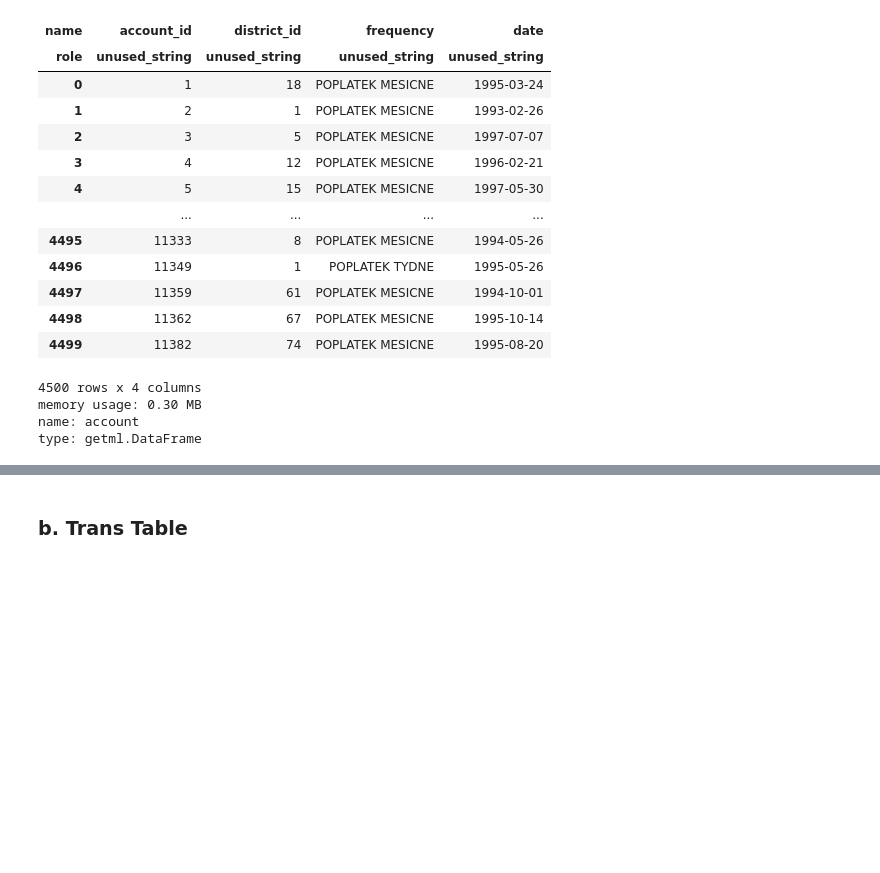
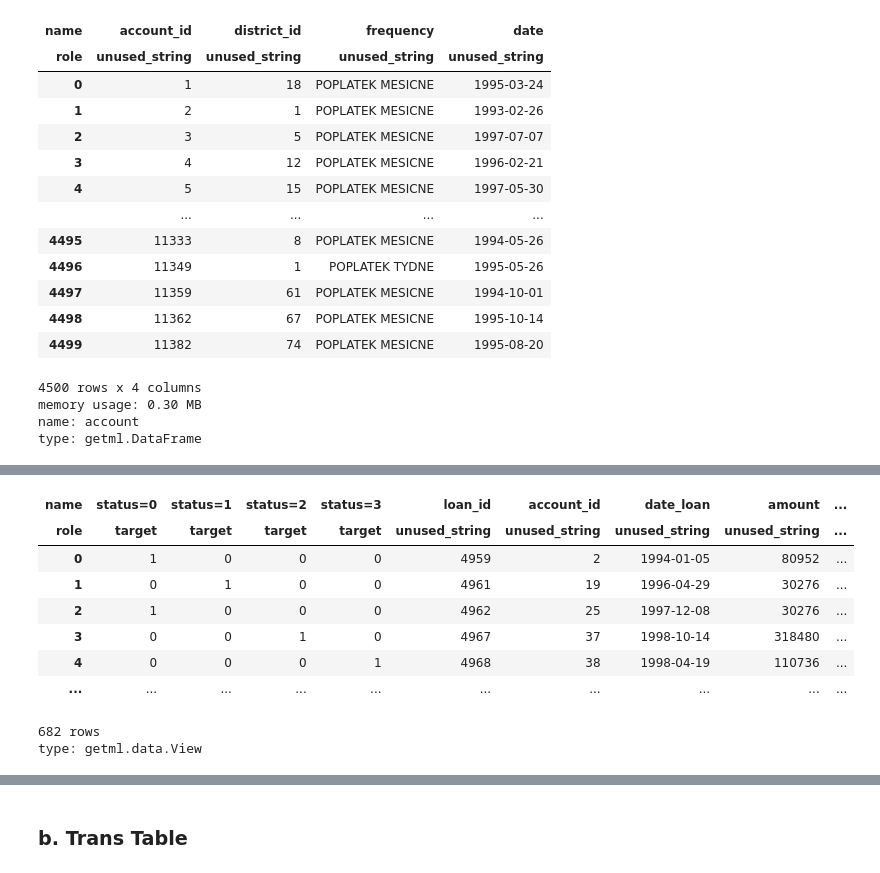
Before and after one commit to getml/getml-relbench, a Jupyter notebook: financial.ipynb, the cells around one changed output, grey strips where cells are left out. Cells and saved outputs as stored; diff of their text form; code cells hidden in the pictures; blank space fills up the shorter version.

```diff
--- a/financial.ipynb
+++ b/financial.ipynb
@@ -215,0 +210,22 @@ population_pd
+# %%
+population_gd = getml.data.DataFrame.from_pandas(population_pd, name='population_gd')
+
+population_targets = (
+    getml.data.make_target_columns(population_gd, "status")
+    .with_column(population_gd.status, name="status"))
+
+# `make_target_columns` returns only the binary target columns (status=*). With `with_column` we
+# add the original multiclass target column (status) back.
+
+population_targets
+# %% [output]
+| name | status=0 | status=1 | status=2 | status=3 | loan_id | account_id | date_loan | amount | ... |
+| role | target | target | target | target | unused_string | unused_string | unused_string | unused_string | ... |
+| 0 | 1 | 0 | 0 | 0 | 4959 | 2 | 1994-01-05 | 80952 | ... |
+| 1 | 0 | 1 | 0 | 0 | 4961 | 19 | 1996-04-29 | 30276 | ... |
+| 2 | 1 | 0 | 0 | 0 | 4962 | 25 | 1997-12-08 | 30276 | ... |
+| 3 | 0 | 0 | 1 | 0 | 4967 | 37 | 1998-10-14 | 318480 | ... |
+| 4 | 0 | 0 | 0 | 1 | 4968 | 38 | 1998-04-19 | 110736 | ... |
+| ... | ... | ... | ... | ... | ... | ... | ... | ... | ... |
+682 rows
+type: getml.data.View
```
Also changed, not shown: parts of 18 cells of this notebook.
